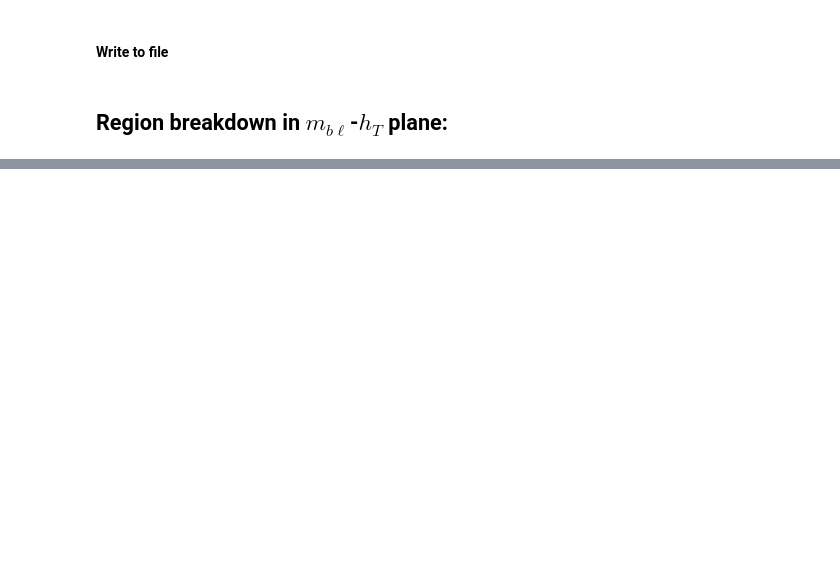
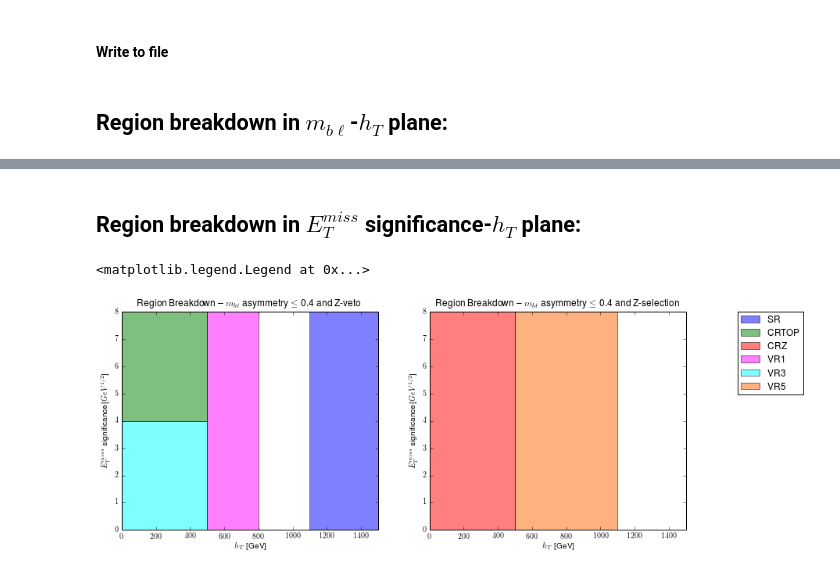
Before and after one commit to bdjackson/BMinusLSmallStudies, a Jupyter notebook: RegionPlots/DrawRegions.ipynb, the cells around one changed output, grey strips where cells are left out. Cells and saved outputs as stored; diff of their text form; code cells hidden in the pictures; blank space fills up the shorter version.

```diff
--- a/RegionPlots/DrawRegions.ipynb
+++ b/RegionPlots/DrawRegions.ipynb
@@ -129,3 +145,8 @@ vr_1_points_ht_mbl = [ [vr_1_ht_1, vr_1_mbl_asym_1]
                      , [vr_1_ht_2, vr_1_mbl_asym_2]
                      , [vr_1_ht_2, vr_1_mbl_asym_1]
                      ]
+vr_1_points_ht_met = [ [vr_1_ht_1, vr_1_met_sig_1]
+                     , [vr_1_ht_1, vr_1_met_sig_2]
+                     , [vr_1_ht_2, vr_1_met_sig_2]
+                     , [vr_1_ht_2, vr_1_met_sig_1]
+                     ]
@@ -178,4 +175,9 @@ vr_3_points_ht_mbl = [ [vr_3_ht_1, vr_3_mbl_asym_1]
                      , [vr_3_ht_2, vr_3_mbl_asym_2]
                      , [vr_3_ht_2, vr_3_mbl_asym_1]
                      ]
+vr_3_points_ht_met = [ [vr_3_ht_1, vr_3_met_sig_1]
+                     , [vr_3_ht_1, vr_3_met_sig_2]
+                     , [vr_3_ht_2, vr_3_met_sig_2]
+                     , [vr_3_ht_2, vr_3_met_sig_1]
+                     ]
 # %% [markdown]
@@ -466,3 +402,54 @@ plt.legend( [ sr_region, cr_top_region, cr_z_region
 # %%
 fig.savefig('regions__mbl_asym__ht_plane.png', bbox_inches='tight', dpi=300)
 fig.savefig('regions__mbl_asym__ht_plane.pdf', bbox_inches='tight', format='pdf')
+# %% [markdown]
+## Region breakdown in $E_T^{miss}$ significance-$h_T$ plane:
+# %%
+fig = plt.figure(figsize=(20, 5))
+
+# --------------------------------------------------------------------
+plt.subplot(1,3,1)
+plt.axis([ht_min, ht_max, met_sig_min, met_sig_max])
+
+plt.title('Region Breakdown -- $m_{b\ell}$ asymmetry $\le$ 0.4 and Z-veto')
+plt.xlabel('$h_{T}$ [GeV]')
+plt.ylabel('$E_{T}^{miss}$ significance [$GeV^{1/2}$]')
+
+sr_region     = plt.Polygon(sr_points_ht_met    , fc=sr_color    , alpha=0.5, label = 'SR'   )
+cr_top_region = plt.Polygon(cr_top_points_ht_met, fc=cr_top_color, alpha=0.5, label = 'CRTOP')
+vr_1_region   = plt.Polygon(vr_1_points_ht_met  , fc=vr_1_color  , alpha=0.5, label = 'VR1'  )
+vr_3_region   = plt.Polygon(vr_3_points_ht_met  , fc=vr_3_color  , alpha=0.5, label = 'VR3'  )
+
+plt.gca().add_patch(sr_region)
+plt.gca().add_patch(cr_top_region)
+plt.gca().add_patch(vr_1_region)
+plt.gca().add_patch(vr_3_region)
+
+# --------------------------------------------------------------------
+plt.subplot(1,3,2)
+plt.axis([ht_min, ht_max, met_sig_min, met_sig_max])
+
+plt.title('Region Breakdown -- $m_{b\ell}$ asymmetry $\le$ 0.4 and Z-selection')
+plt.xlabel('$h_{T}$ [GeV]')
+plt.ylabel('$E_{T}^{miss}$ significance [$GeV^{1/2}$]')
+
+cr_z_region = plt.Polygon(cr_z_points_ht_met, fc=cr_z_color, alpha=0.5, label = 'CRZ')
+vr_5_region = plt.Polygon(vr_5_points_ht_met, fc=vr_5_color, alpha=0.5, label = 'VR5')
+
+plt.gca().add_patch(cr_z_region)
+plt.gca().add_patch(vr_5_region)
+
+# --------------------------------------------------------------------
+plt.legend( [ sr_region, cr_top_region, cr_z_region
+            , vr_1_region, vr_3_region, vr_5_region
+            ]
+          , [ 'SR' , 'CRTOP', 'CRZ'
+            , 'VR1', 'VR3'  , 'VR5'
+            ]
+          , bbox_to_anchor=(1.2, 1)
+          , loc=2
+          , borderaxespad=0
+          )
+# %% [output]
+<matplotlib.legend.Legend at 0x...>
+[figure, added]
```
Also changed, not shown: parts of 18 cells of this notebook.
